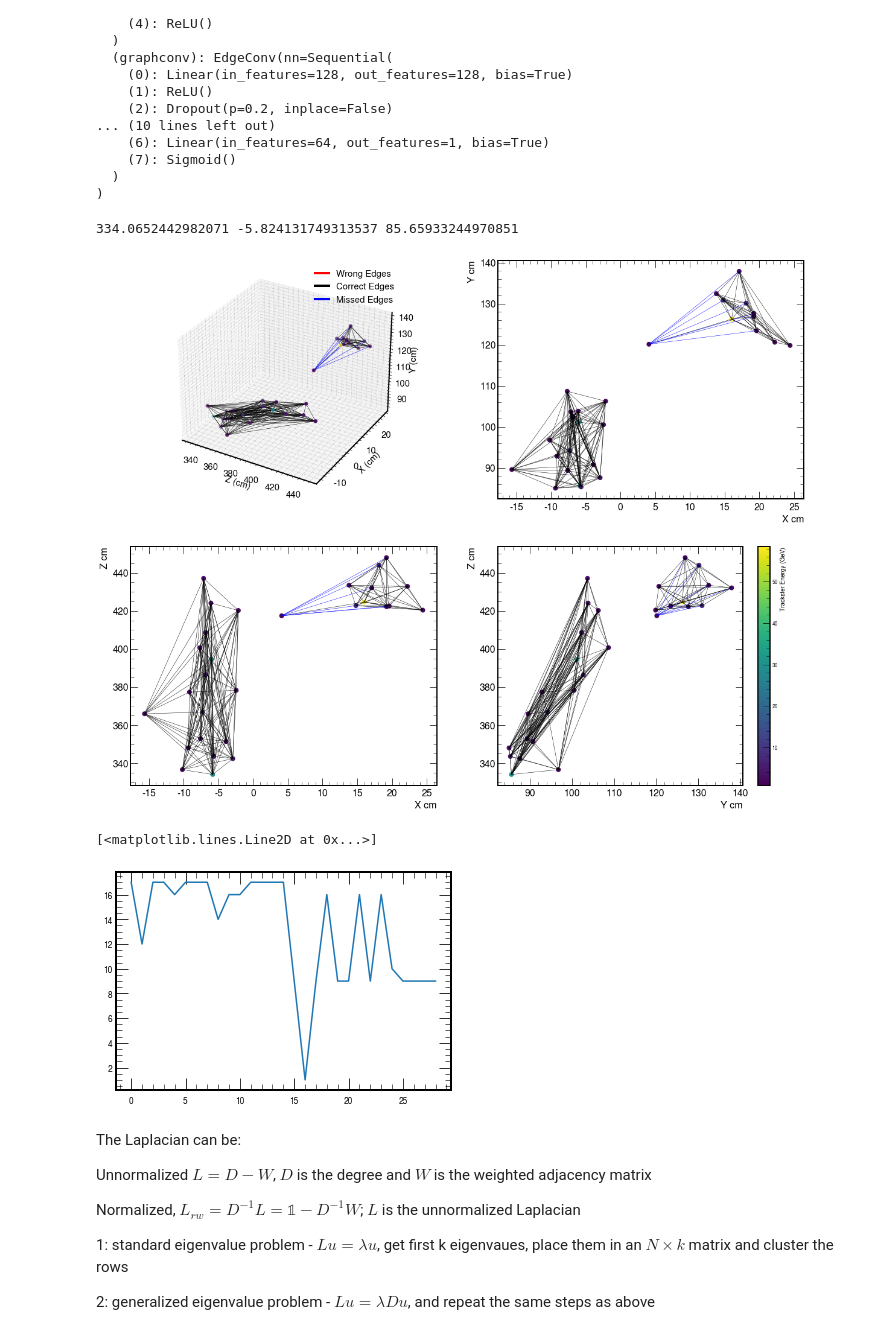
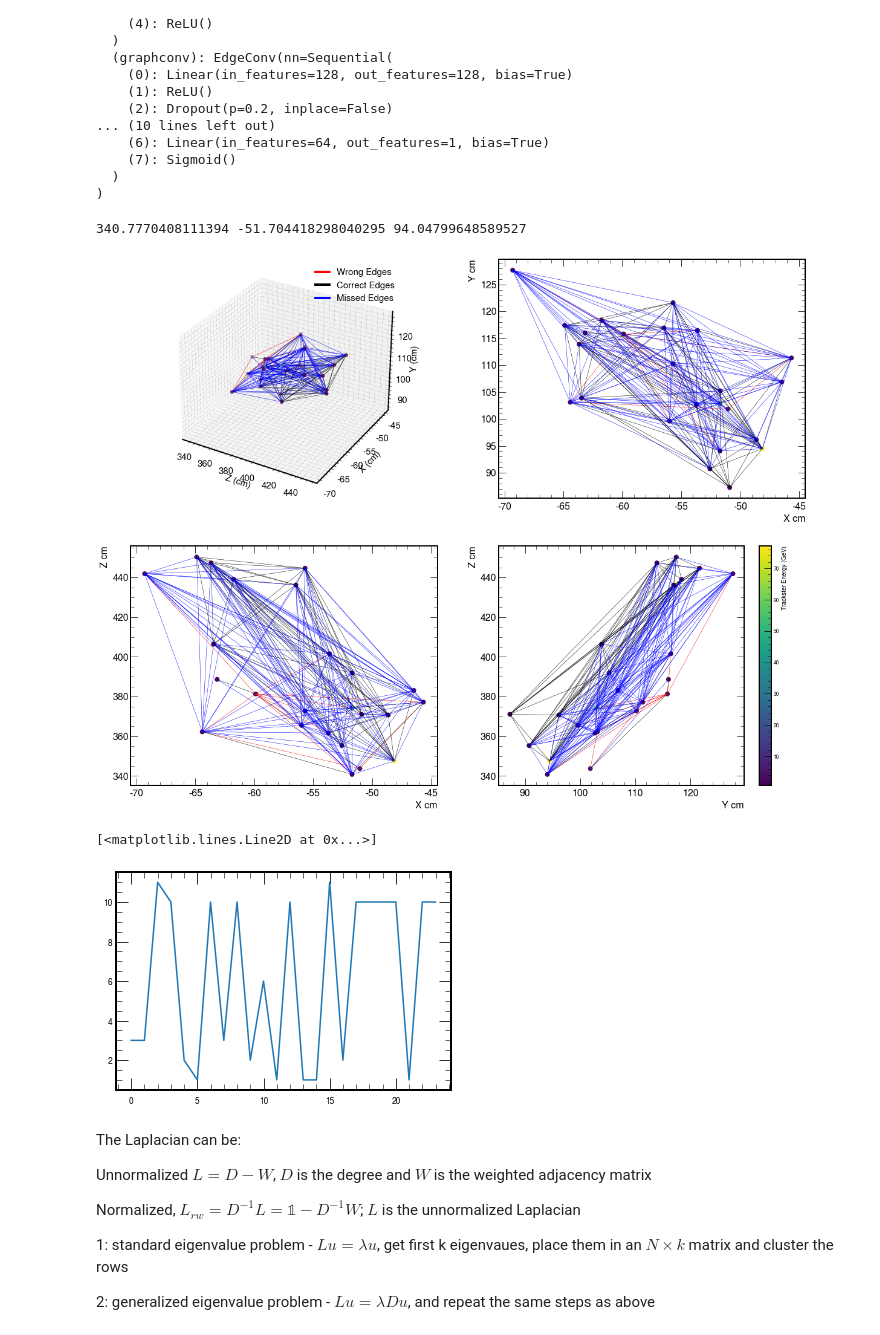
Before and after one commit to Abhirikshma/HackathonLinking, a Jupyter notebook: 3-Visualization.ipynb, the cells around one changed output. Saved outputs shown, nothing was run; the diff lists cells and outputs as text; code cells hidden in the pictures.

```diff
--- a/3-Visualization.ipynb
+++ b/3-Visualization.ipynb
@@ -124,7 +125,7 @@ def plotTrackster2D(fig, ax2, y, z, heatmap=None, indexes=None, edges=None, edge
     ax2.set_ylabel(proj[1] + " cm", fontsize = fs)
 # %%
 
-def plotTrackster3D(fig, ax, x, y, z, heatmap=None, indexes=None, edges=None, edges_t = None, label='Trackster Energy (GeV)'):
+def plotTrackster3D(fig, ax, x, y, z, plot_missed=True, heatmap=None, indexes=None, edges=None, edges_t = None, label='Trackster Energy (GeV)'):
     fs = 15
     print(x[0],y[0],z[0])
     ax.set_xlabel('Z (cm)', fontsize = fs)
@@ -157,19 +158,20 @@ def plotTrackster3D(fig, ax, x, y, z, heatmap=None, indexes=None, edges=None, ed
                     [z[idx0] ,z[idx1]],
                     'black', lw = 0.5, label = "Correct Edges"
                 )
-        for t_ind in edges_t:
-            if(t_ind not in edges):
-                if len(t_ind) == 0:
-                    continue
-    #             for ied in ind:
-                idx0 = t_ind[0]
-                idx1 = t_ind[1]
-                ax.plot(
-                    [x[idx0] ,x[idx1]],
-                    [y[idx0] ,y[idx1]],
-                    [z[idx0] ,z[idx1]],
-                    'blue', lw = 0.5, label = "Missed Edges"
-                )
+        if plot_missed:
+            for t_ind in edges_t:
+                if(t_ind not in edges):
+                    if len(t_ind) == 0:
+                        continue
+        #             for ied in ind:
+                    idx0 = t_ind[0]
+                    idx1 = t_ind[1]
+                    ax.plot(
+                        [x[idx0] ,x[idx1]],
+                        [y[idx0] ,y[idx1]],
+                        [z[idx0] ,z[idx1]],
+                        'blue', lw = 0.5, label = "Missed Edges"
+                    )
     if len(heatmap) > 0 :
         colmap.set_array(heatmap)
         yg = ax.scatter(x, y, z, c=cm.viridis(heatmap/max(heatmap)), marker='o', linewidth=2)
@@ -181,14 +183,14 @@ def plotTrackster3D(fig, ax, x, y, z, heatmap=None, indexes=None, edges=None, ed
     ax.tick_params(axis='z', labelsize=fs )
 # %%
 from matplotlib.lines import Line2D
-def plotTrackster(fig, ax,ax2,ax3,ax4, x, y, z, heatmap=None, indexes=None, edges=None, edges_t = None, label='Trackster Energy (GeV)'):
-    plotTrackster3D(fig, ax, x,y,z, heatmap=E,edges=p_pairs, edges_t = t_pairs )
+def plotTrackster(fig, ax,ax2,ax3,ax4, x, y, z, plot_missed=True, heatmap=None, indexes=None, edges=None, edges_t = None, label='Trackster Energy (GeV)'):
+    plotTrackster3D(fig, ax, x,y,z, plot_missed, heatmap=E,edges=p_pairs, edges_t = t_pairs )
     ## XY
-    plotTrackster2D(fig, ax2 ,y, z,heatmap=E,edges=p_pairs, edges_t = t_pairs, proj=["X", "Y"])
+    plotTrackster2D(fig, ax2 ,y, z, plot_missed, heatmap=E,edges=p_pairs, edges_t = t_pairs, proj=["X", "Y"])
     ## XZ
-    plotTrackster2D(fig, ax3 ,y, x,heatmap=E,edges=p_pairs, edges_t = t_pairs, proj=["X", "Z"])
+    plotTrackster2D(fig, ax3 ,y, x, plot_missed, heatmap=E,edges=p_pairs, edges_t = t_pairs, proj=["X", "Z"])
     ## YZ
-    plotTrackster2D(fig, ax4 ,z, x,heatmap=E,edges=p_pairs, edges_t = t_pairs, proj=["Y", "Z"])
+    plotTrackster2D(fig, ax4 ,z, x, plot_missed, heatmap=E,edges=p_pairs, edges_t = t_pairs, proj=["Y", "Z"])
     custom_lines = [Line2D([0], [0], color='red',lw = 4),
                     Line2D([0], [0], color='black', lw=4),
                    Line2D([0], [0], color='blue', lw=4)]
@@ -308,27 +310,27 @@ GraphNet(
   )
 )
 # %%
-ev_vis = 116 #event to visualize
+ev_vis = 133 #event to visualize
 t_node, t_pairs = truth_pairs(modelLoad, testDataset, ev_vis, 0.5)
 p_node, p_pairs = prediction_pairs(modelLoad, testDataset, ev_vis, 0.6)
 
 from pylab import cm
 from IPython.display import display
 
 %matplotlib inline
 fig = plt.figure(figsize=(20,16))
 ax = fig.add_subplot(221, projection='3d')
 ax2 = fig.add_subplot(222)
 ax3 = fig.add_subplot(223)
 ax4 = fig.add_subplot(224)
 x = p_node[:,0].detach().numpy()
 y = p_node[:,1].detach().numpy()
 z = p_node[:,2].detach().numpy()
 E = p_node[:,10].detach().numpy()
-plotTrackster(fig, ax, ax2,ax3,ax4, z,x,y,heatmap=E,edges=p_pairs, edges_t = t_pairs)
+plotTrackster(fig, ax, ax2,ax3,ax4, z,x,y,plot_missed = True, heatmap=E,edges=p_pairs, edges_t = t_pairs)
 # %% [output]
-334.0652442982071 -5.824131749313537 85.65933244970851
+340.7770408111394 -51.704418298040295 94.04799648589527
-[figure, old version]
+[figure, new version]
 # %%
 # get the truth and predicted (weighted) adj matrices for the event
 adj_weighted, truth_adj = connectivity_matrix(modelLoad, testDataset, ev_vis)
@@ -340,7 +342,7 @@ degree_weighted = np.sum(adj_weighted, axis = 1)
 plt.plot(degree_unweigh)
 # %% [output]
 [<matplotlib.lines.Line2D at 0x...>]
-[figure, old version]
+[figure, new version]
 # %% [markdown]
   The Laplacian can be:
 
```
Also changed, not shown: parts of 12 cells of this notebook, 3 other files.
